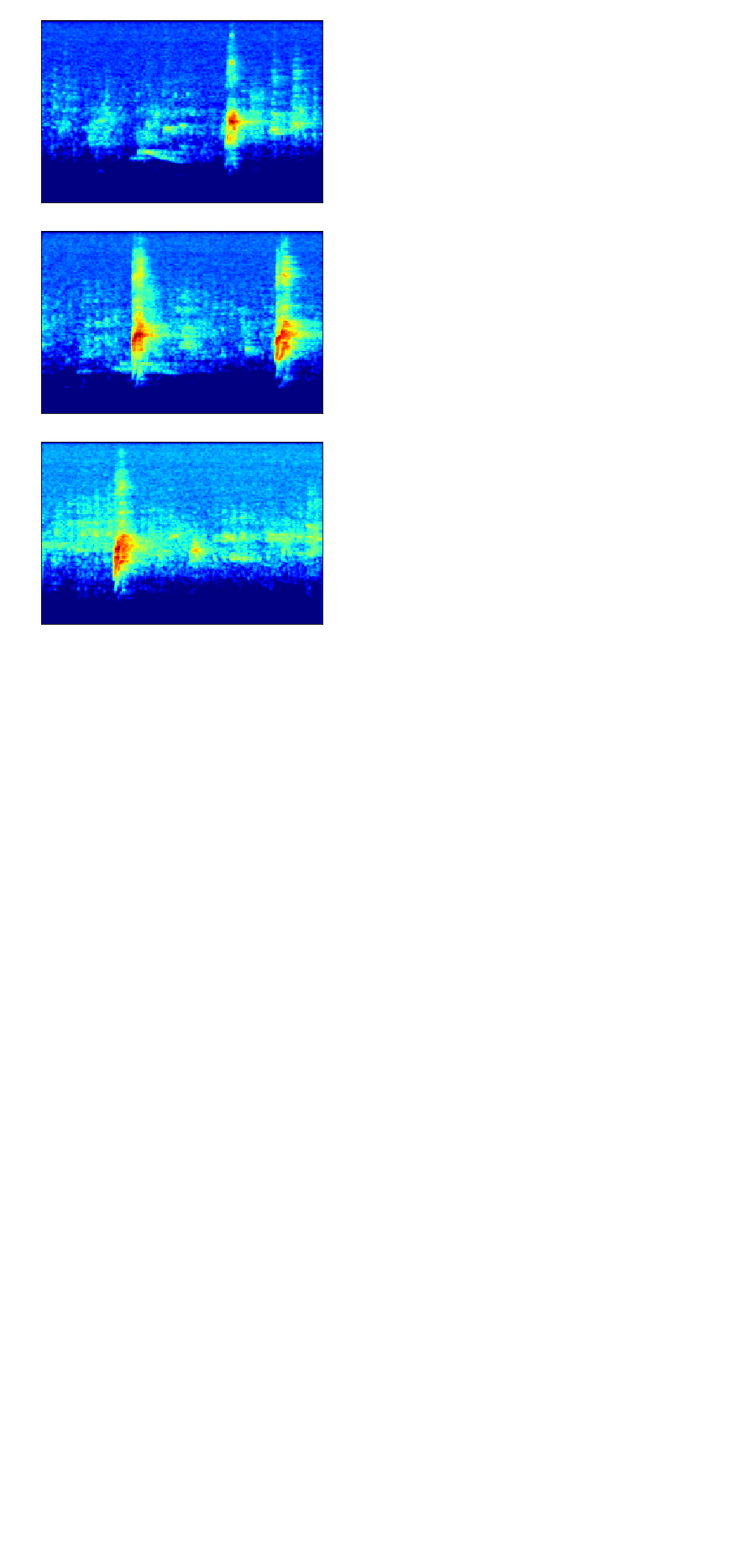
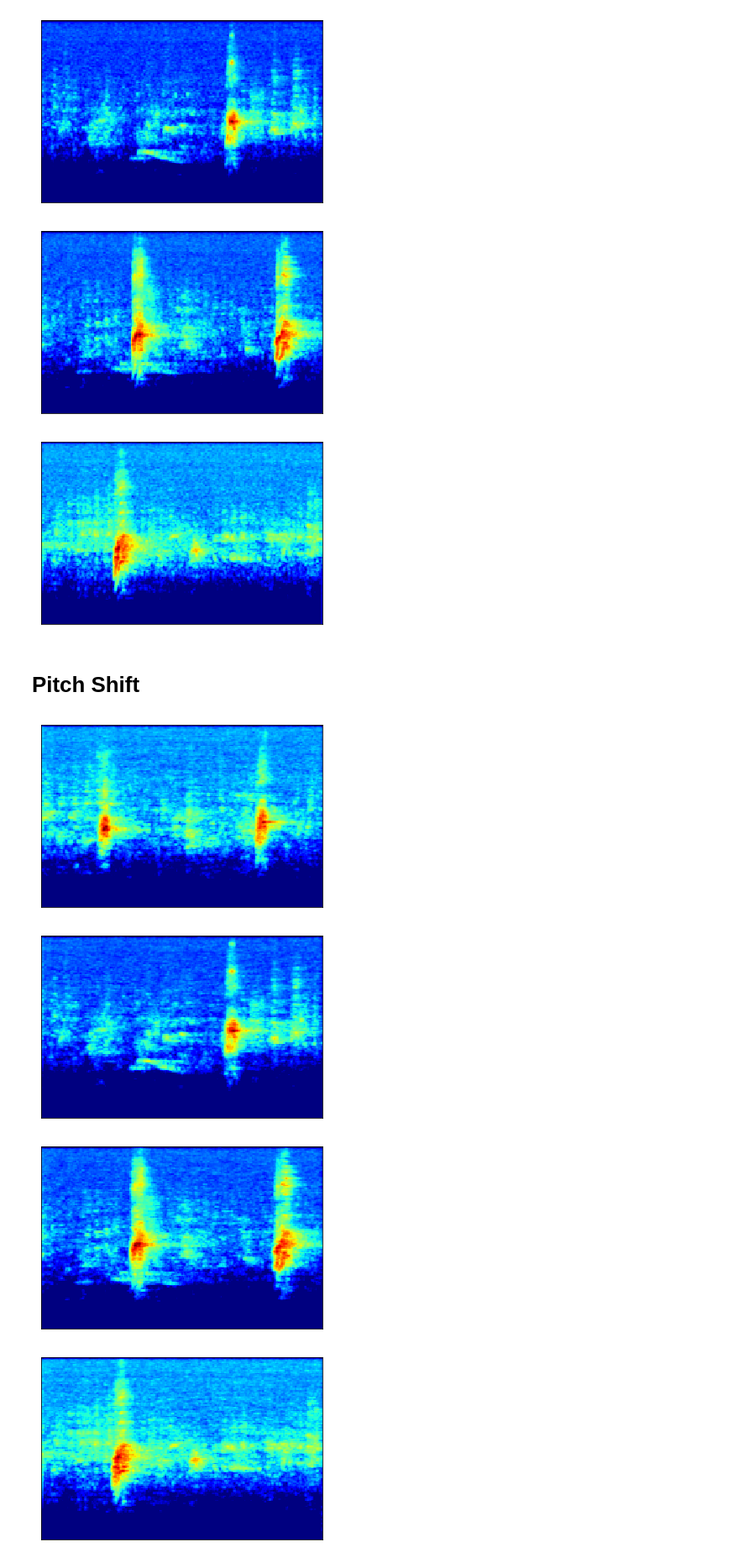
Before and after one commit to aj-devera/Bird-Classification-System-in-Permaculture-Setting-using-CNN, a Jupyter notebook: SAMPLE RESULTS OF THE CODE.ipynb, the cells around one changed output. Shown at 84% size. Saved outputs shown, nothing was run; the diff lists cells and outputs as text; code cells hidden in the pictures; blank space fills up the shorter version.

Commit message:
Added pitch shift and time stretch image results

```diff
--- a/SAMPLE RESULTS OF THE CODE.ipynb
+++ b/SAMPLE RESULTS OF THE CODE.ipynb
@@ -88,3 +88,44 @@ def extract_spectrogram_original(file, splits):
             log_mel = lb.power_to_db(mel)
             fig = librosa.display.specshow(log_mel, cmap='jet', sr=SR)
             plt.show(fig)
+
+def extract_spectrogram_pitchshift(file, splits):
+    offset = 0
+    duration = DURATION * SR
+    duration_in_seconds = duration / SR   # This is equal to 5 seconds
+
+    if (splits != 0):
+    ## Loading the audio into individual 5-second segments and preprocess from there
+        for i in range(1, splits+1):
+            audio, _ = librosa.load(file, offset=offset, duration=DURATION)
+            offset += DURATION
+            audio = butter_bandpass_filter(audio, LOWCUT, HIGHCUT, SR)
+            if np.all(np.isnan(audio) == True) or np.all(audio == 0):
+                continue
+            num_semitones = np.random.normal(1.75, .25, size=None)
+            audio_ps = librosa.effects.pitch_shift(audio, sr=SR, n_steps=num_semitones)
+            mel = lb.feature.melspectrogram(audio_ps, sr=SR, n_fft=FRAME_SIZE, hop_length=HOP_SIZE, n_mels=N_MELS)
+            log_mel = lb.power_to_db(mel)
+            fig = librosa.display.specshow(log_mel, cmap='jet', sr=SR)
+            plt.show(fig)
+
+def extract_spectrogram_timestretch(file,splits):
+    offset = 0
+    duration = DURATION * SR
+    duration_in_seconds = duration / SR   # This is equal to 5 seconds
+
+    if (splits != 0):
+    ## Loading the audio into individual 5-second segments and preprocess from there
+        for i in range(1, splits+1):
+            # save_path = spec_path_orig + '/' + foldername + '/' + filename + '-' + str(i) + '.png' # path for audio files that are not split
+            audio, _ = librosa.load(file, offset=offset, duration=DURATION)
+            offset += DURATION
+            audio = butter_bandpass_filter(audio, LOWCUT, HIGHCUT, SR)
+            if np.all(np.isnan(audio) == True) or np.all(audio == 0):
+                continue
+            time_stretch_rate = np.random.normal(1.5, 0.05, size=None)
+            audio_ts = librosa.effects.time_stretch(audio, rate=time_stretch_rate)
+            mel = lb.feature.melspectrogram(audio_ts, sr=SR, n_fft=FRAME_SIZE, hop_length=HOP_SIZE, n_mels=N_MELS)
+            log_mel = lb.power_to_db(mel)
+            fig = librosa.display.specshow(log_mel, cmap='jet', sr=SR)
+            plt.show(fig)
@@ -210,3 +230,12 @@ extract_spectrogram_original(sample_wav, splits)
 [figure]
 [figure]
 [figure]
+# %% [markdown]
+# Pitch Shift
+# %%
+extract_spectrogram_pitchshift(sample_wav, splits)
+# %% [output]
+[figure, added]
+[figure, added]
+[figure, added]
+[figure, added]
```
Also changed, not shown: parts of 5 cells of this notebook.
